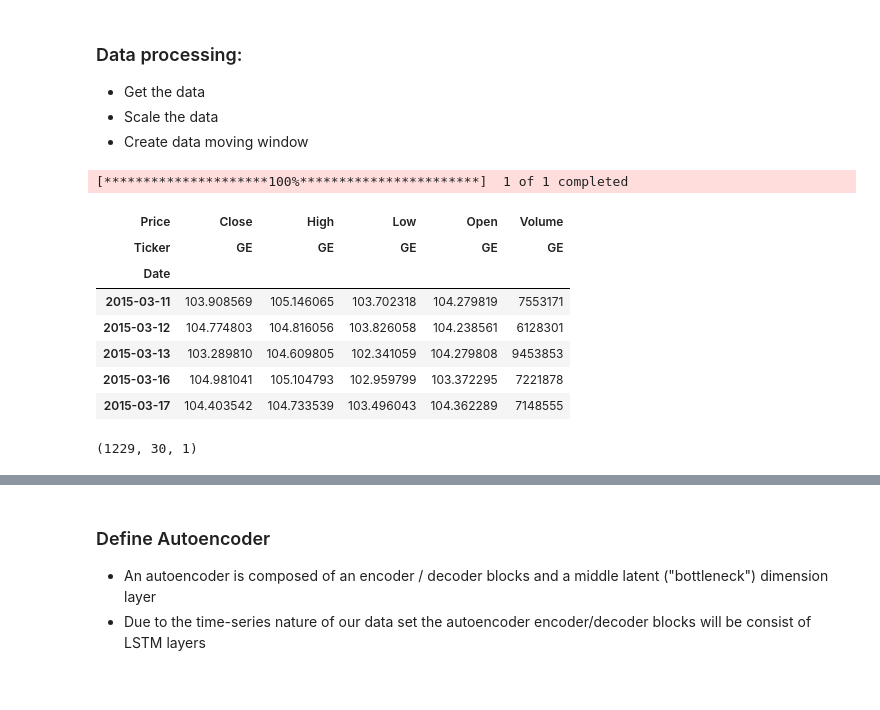
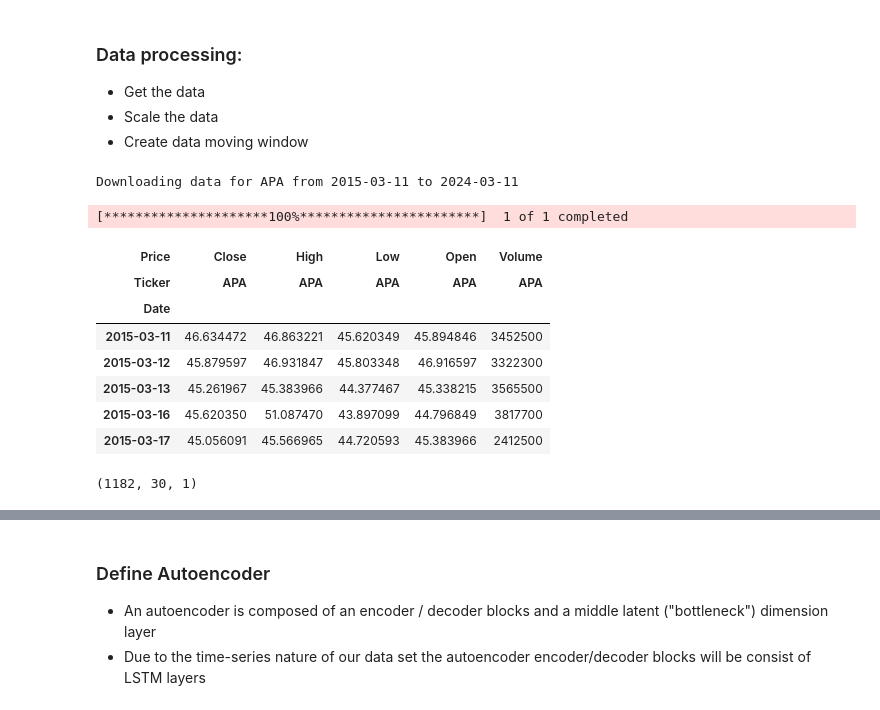
Before and after one commit to aidowu1/my-general-ai-work-, a Jupyter notebook: language-models-fundermentals/ai-thursdays-session-16/Autoencoder-Model-Solution/basic-anomaly-detection-tensorflow-of-financial-data.ipynb, the cells around one changed output, grey strips where cells are left out. Drawn from its saved outputs; the diff is of its cells as text; code cells hidden in the pictures.

```diff
--- a/language-models-fundermentals/ai-thursdays-session-16/Autoencoder-Model-Solution/basic-anomaly-detection-tensorflow-of-financial-data.ipynb
+++ b/language-models-fundermentals/ai-thursdays-session-16/Autoencoder-Model-Solution/basic-anomaly-detection-tensorflow-of-financial-data.ipynb
@@ -29,13 +30,15 @@ from typing import Tuple
 ### Define Configurations
 # %%
 TOP_10_TECH_TICKERS = ["NVDA","AAPL","GOOGL", "MSFT", "AMZN", "TSM", "AVGO", "META", "TSLA", "ASML"]
+STOCKS_IMAPACTED_BY_COVID = ["DAL", "UAL", "AAL", "LUV", "APA", "OXY", "CCL", "NCLH", "HLT", "EXPE"]
 
 @dataclass
 class Config:
-    ticker: str = 'GE'
+    ticker: str = STOCKS_IMAPACTED_BY_COVID[4]
     start_date: str = '2015-03-11'
-    end_date: str = '2025-03-11'
+    end_date: str = '2024-03-11'
     covidemic_start_date: str = '2020-03-11'
+    test_start_date: str = '2020-01-02'
     validation_factor: float = 0.2
     sequence_length: int = 30
     hidden_dim_1: int = 64
@@ -44,6 +47,8 @@ class Config:
     batch_size: int = 32
     num_epochs: int = 50
     learning_rate: float = 0.001
+    is_persist_data: bool = True
+    data_folder: str = 'data'
 
 config = Config()
 # %% [markdown]
@@ -59,15 +64,28 @@ class ThresholdMethod(Enum):
 - Scale the data
 - Create data moving window
 # %%
-def load_data(ticker: str, start_date: str, end_date: str) -> np.ndarray:
+def load_data(ticker: str, start_date: str, end_date: str, config: Config = config) -> np.ndarray:
     """
     Load historical stock price data for a given ticker and date range.
     :param ticker: Stock ticker symbol (e.g., 'AAPL' for Apple Inc.)
     :param start_date: Start date for data in 'YYYY-MM-DD' format
     :param end_date: End date for data in 'YYYY-MM-DD' format
+    :param config: Configuration object containing settings for data loading
     :return: Numpy array of closing prices
     """
+    os.makedirs(config.data_folder, exist_ok=True)
+    if config.is_persist_data:
+        file_path = f"{config.data_folder}/{ticker}_{start_date}_{end_date}.csv"
+        if os.path.exists(file_path):
+            print(f"Loading data from {file_path}")
+            # Skip metadata rows (Ticker and Date header rows) and use first column as date index
+            data_df = pd.read_csv(file_path, skiprows=[1, 2], index_col=0, parse_dates=True)
+            data_df.index.name = 'Date'
+            return data_df['Close'].values.reshape(-1, 1), data_df
+    print(f"Downloading data for {ticker} from {start_date} to {end_date}")
     data_df = yf.download(ticker, start=start_date, end=end_date)
+    if config.is_persist_data:
+        data_df.to_csv(f"{config.data_folder}/{ticker}_{start_date}_{end_date}.csv")
     return data_df['Close'].values.reshape(-1, 1), data_df
 
 def split_train_test(data_df: pd.DataFrame, split_date: str):
@@ -95,7 +113,7 @@ def scale_data(train_data: np.ndarray, test_data: np.ndarray):
     test_scaled = scaler.transform(test_data)
     return train_scaled, test_scaled, scaler
 
-def create_sequences(data: np.ndarray, seq_len: int = config.sequence_length) -> np.ndarray:
+def create_sequences(data, seq_len=config.sequence_length) -> np.ndarray:
     """Create sequences of data for training the model.
     :param data: Numpy array of scaled data
     :param seq_len: Length of each sequence
@@ -121,26 +139,27 @@ def preprocess_data(data: np.ndarray, sequence_length: int) -> (np.ndarray, MinM
     for i in range(len(scaled_data) - sequence_length):
         sequences.append(scaled_data[i:i+sequence_length])
 
-    return sequences, scaler
+    return torch.tensor(sequences, dtype=torch.float32), scaler
 # %%
 data, data_df = load_data(config.ticker, config.start_date, config.end_date)
-train_data, test_data = split_train_test(data_df, config.covidemic_start_date)
+train_data, test_data = split_train_test(data_df, config.test_start_date)
 train_scaled, test_scaled, scaler = scale_data(train_data, test_data)
 X_train = create_sequences(train_scaled, config.sequence_length)
 X_test = create_sequences(test_scaled, config.sequence_length)
 
 data_df.head()
 # %% [output]
-[*********************100%***********************]  1 of 1 completed
+Downloading data for APA from 2015-03-11 to 2024-03-11
+[*********************100%***********************]  1 of 1 completed
 | Price | Close | High | Low | Open | Volume |
-| Ticker | GE | GE | GE | GE | GE |
+| Ticker | APA | APA | APA | APA | APA |
 | Date |  |  |  |  |  |
-| 2015-03-11 | 103.908569 | 105.146065 | 103.702318 | 104.279819 | 7553171 |
-| 2015-03-12 | 104.774803 | 104.816056 | 103.826058 | 104.238561 | 6128301 |
-| 2015-03-13 | 103.289810 | 104.609805 | 102.341059 | 104.279808 | 9453853 |
-| 2015-03-16 | 104.981041 | 105.104793 | 102.959799 | 103.372295 | 7221878 |
-| 2015-03-17 | 104.403542 | 104.733539 | 103.496043 | 104.362289 | 7148555 |
+| 2015-03-11 | 46.634472 | 46.863221 | 45.620349 | 45.894846 | 3452500 |
+| 2015-03-12 | 45.879597 | 46.931847 | 45.803348 | 46.916597 | 3322300 |
+| 2015-03-13 | 45.261967 | 45.383966 | 44.377467 | 45.338215 | 3565500 |
+| 2015-03-16 | 45.620350 | 51.087470 | 43.897099 | 44.796849 | 3817700 |
+| 2015-03-17 | 45.056091 | 45.566965 | 44.720593 | 45.383966 | 2412500 |
 # %%
 X_train.shape
 # %% [output]
-(1229, 30, 1)
+(1182, 30, 1)
```
Also changed, not shown: parts of 17 cells of this notebook, 15 other files.
